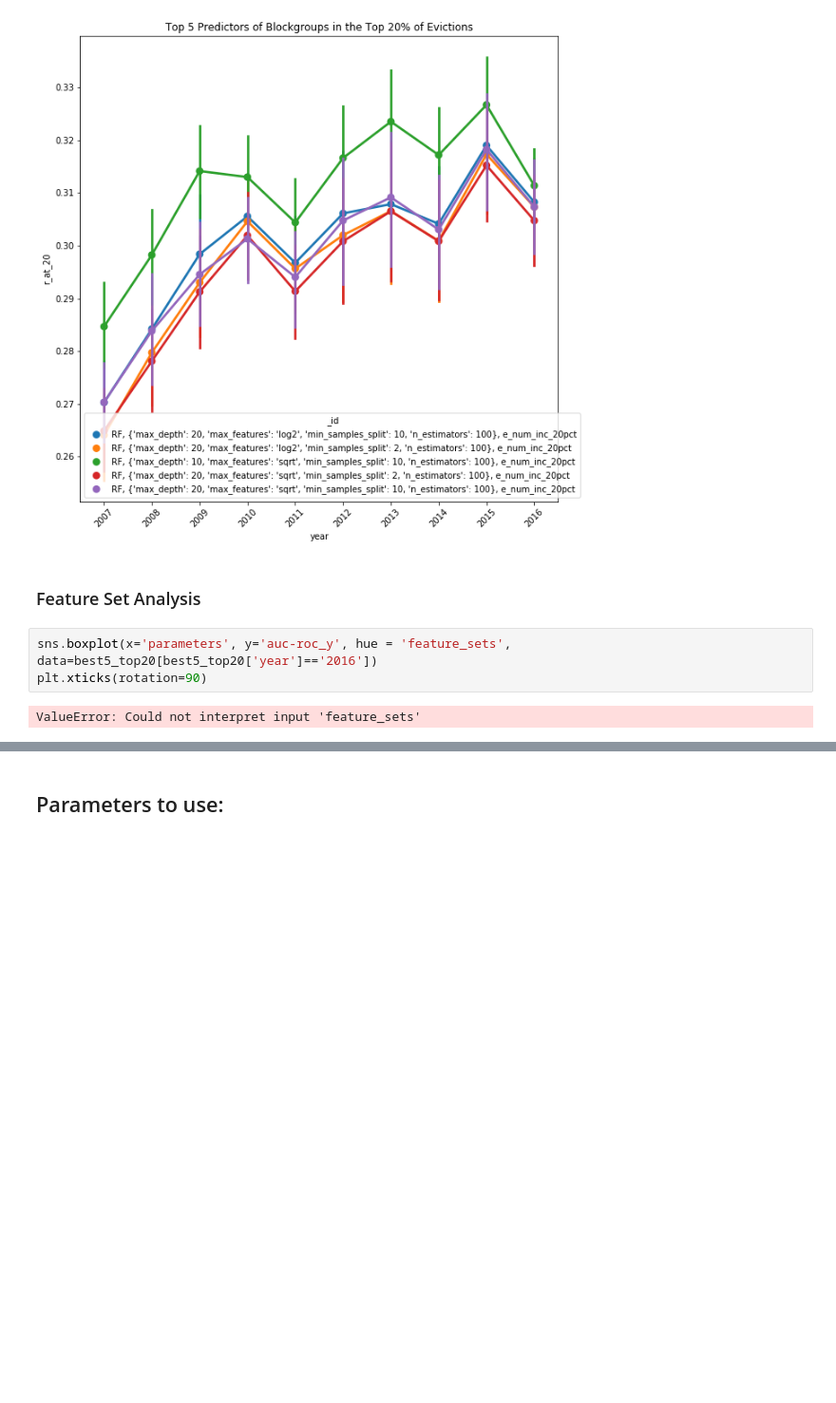
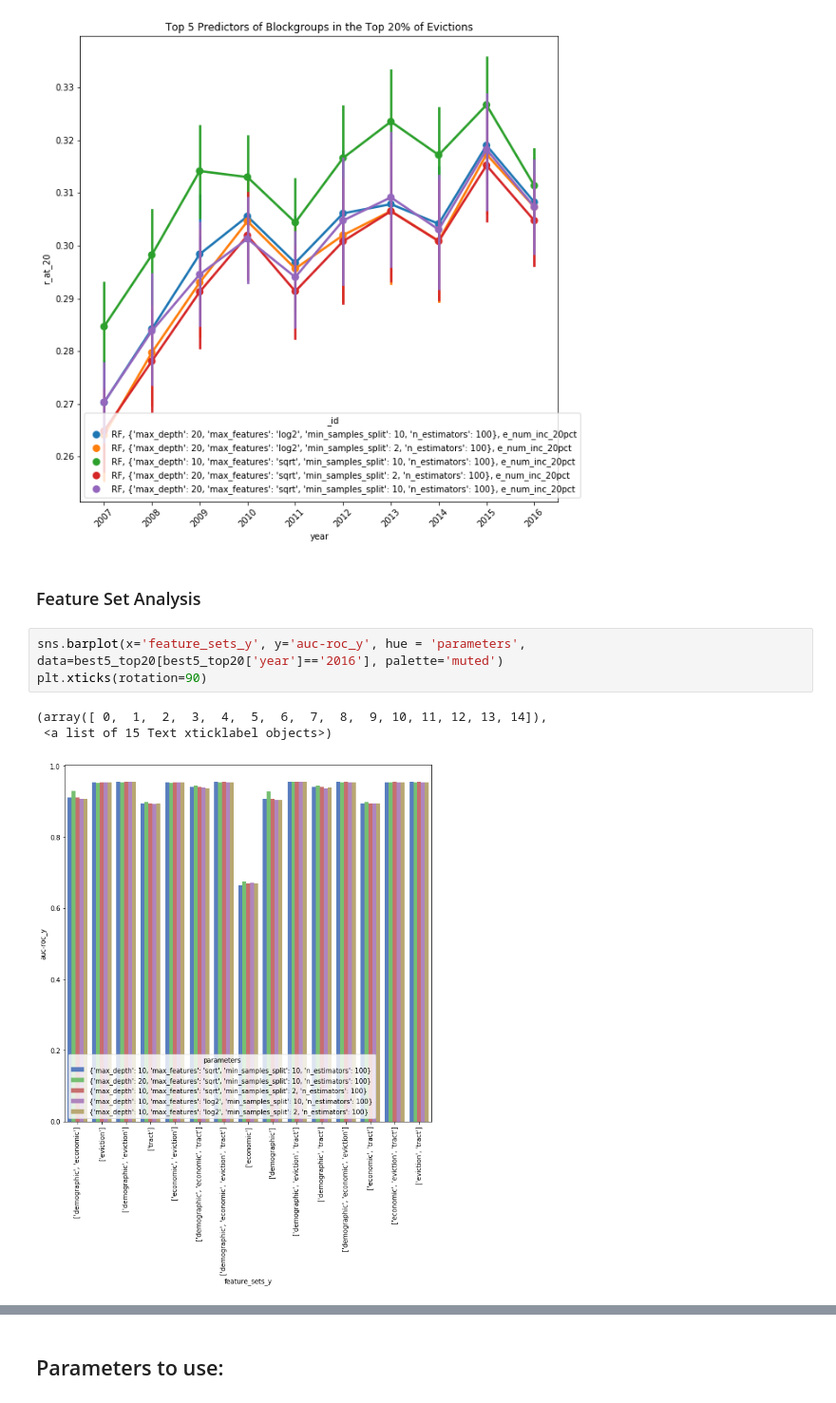
Before and after one commit to justincohler/evictions-learn, a Jupyter notebook: src/Phase II Analysis.ipynb, the cells around one changed output, grey strips where cells are left out. Shown at 95% size. Cells and saved outputs as stored; diff of their text form; blank space fills up the shorter version.

```diff
--- a/src/Phase II Analysis.ipynb
+++ b/src/Phase II Analysis.ipynb
@@ -159,8 +160,10 @@ Text(0.5,1,'Top 5 Predictors of Blockgroups in the Top 20% of Evictions')
 # %% [markdown]
 ### Feature Set Analysis
 # %%
-sns.boxplot(x='parameters', y='auc-roc_y', hue = 'feature_sets', data=best5_top20[best5_top20['year']=='2016'])
+sns.barplot(x='feature_sets_y', y='auc-roc_y', hue = 'parameters', data=best5_top20[best5_top20['year']=='2016'], palette='muted')
 plt.xticks(rotation=90)
 # %% [output]
-ValueError: Could not interpret input 'feature_sets'
+(array([ 0,  1,  2,  3,  4,  5,  6,  7,  8,  9, 10, 11, 12, 13, 14]),
+ <a list of 15 Text xticklabel objects>)
+[figure, added]
 # %%
```
Also changed, not shown: parts of 3 cells of this notebook.
